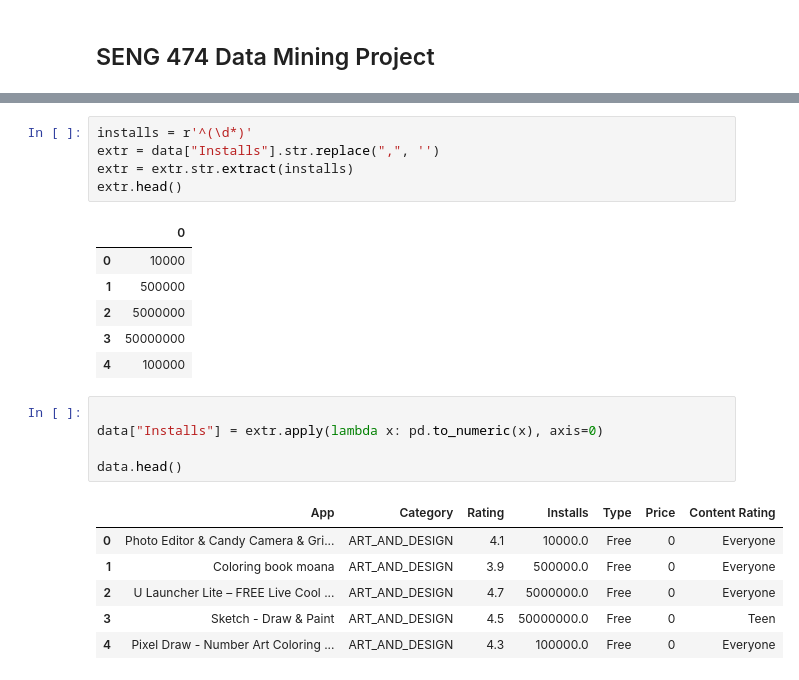
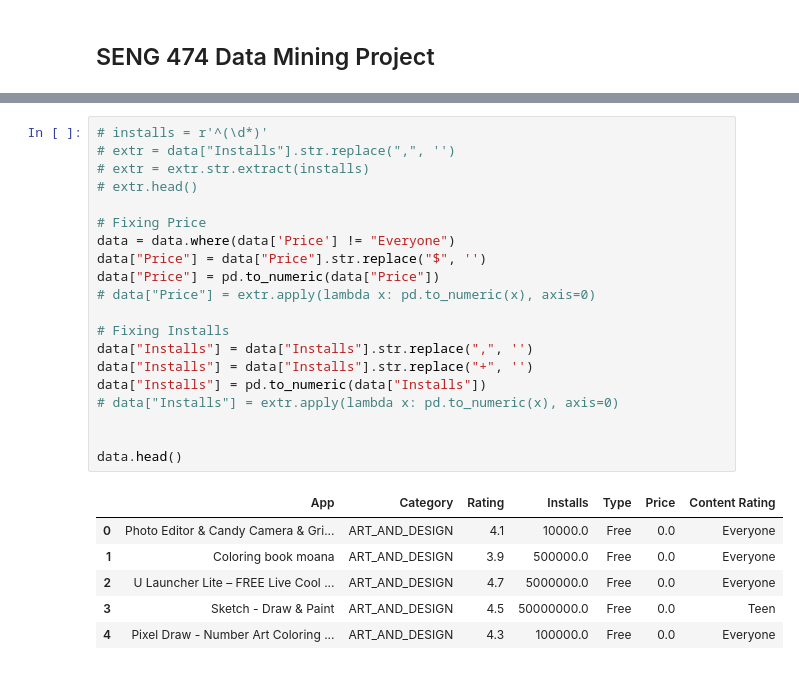
Before and after one commit to chrisann0295/DataExploration, a Jupyter notebook: DataAnalysis.ipynb, the cells around one changed output, grey strips where cells are left out. Cells and saved outputs as stored; diff of their text form.

```diff
--- a/DataAnalysis.ipynb
+++ b/DataAnalysis.ipynb
@@ -22,27 +23,30 @@ data.head()
 | 2 | U Launcher Lite – FREE Live Cool ... | ART_AND_DESIGN | 4.7 | 5,000,000+ | Free | 0 | Everyone |
 | 3 | Sketch - Draw & Paint | ART_AND_DESIGN | 4.5 | 50,000,000+ | Free | 0 | Teen |
 | 4 | Pixel Draw - Number Art Coloring ... | ART_AND_DESIGN | 4.3 | 100,000+ | Free | 0 | Everyone |
-# %%
-installs = r'^(\d*)'
-extr = data["Installs"].str.replace(",", '')
-extr = extr.str.extract(installs)
-extr.head()
-# %% [output]
-|  | 0 |
-| 0 | 10000 |
-| 1 | 500000 |
-| 2 | 5000000 |
-| 3 | 50000000 |
-| 4 | 100000 |
-# %%
-
-data["Installs"] = extr.apply(lambda x: pd.to_numeric(x), axis=0)
-
-data.head()
-# %% [output]
-|  | App | Category | Rating | Installs | Type | Price | Content Rating |
-| 0 | Photo Editor & Candy Camera & Gri... | ART_AND_DESIGN | 4.1 | 10000.0 | Free | 0 | Everyone |
-| 1 | Coloring book moana | ART_AND_DESIGN | 3.9 | 500000.0 | Free | 0 | Everyone |
-| 2 | U Launcher Lite – FREE Live Cool ... | ART_AND_DESIGN | 4.7 | 5000000.0 | Free | 0 | Everyone |
-| 3 | Sketch - Draw & Paint | ART_AND_DESIGN | 4.5 | 50000000.0 | Free | 0 | Teen |
-| 4 | Pixel Draw - Number Art Coloring ... | ART_AND_DESIGN | 4.3 | 100000.0 | Free | 0 | Everyone |
+# %%
+# installs = r'^(\d*)'
+# extr = data["Installs"].str.replace(",", '')
+# extr = extr.str.extract(installs)
+# extr.head()
+
+# Fixing Price
+data = data.where(data['Price'] != "Everyone")
+data["Price"] = data["Price"].str.replace("$", '')
+data["Price"] = pd.to_numeric(data["Price"])
+# data["Price"] = extr.apply(lambda x: pd.to_numeric(x), axis=0)
+
+# Fixing Installs
+data["Installs"] = data["Installs"].str.replace(",", '')
+data["Installs"] = data["Installs"].str.replace("+", '')
+data["Installs"] = pd.to_numeric(data["Installs"])
+# data["Installs"] = extr.apply(lambda x: pd.to_numeric(x), axis=0)
+
+
+data.head()
+# %% [output]
+|  | App | Category | Rating | Installs | Type | Price | Content Rating |
+| 0 | Photo Editor & Candy Camera & Gri... | ART_AND_DESIGN | 4.1 | 10000.0 | Free | 0.0 | Everyone |
+| 1 | Coloring book moana | ART_AND_DESIGN | 3.9 | 500000.0 | Free | 0.0 | Everyone |
+| 2 | U Launcher Lite – FREE Live Cool ... | ART_AND_DESIGN | 4.7 | 5000000.0 | Free | 0.0 | Everyone |
+| 3 | Sketch - Draw & Paint | ART_AND_DESIGN | 4.5 | 50000000.0 | Free | 0.0 | Teen |
+| 4 | Pixel Draw - Number Art Coloring ... | ART_AND_DESIGN | 4.3 | 100000.0 | Free | 0.0 | Everyone |
```
Also changed, not shown: parts of 6 cells of this notebook.
